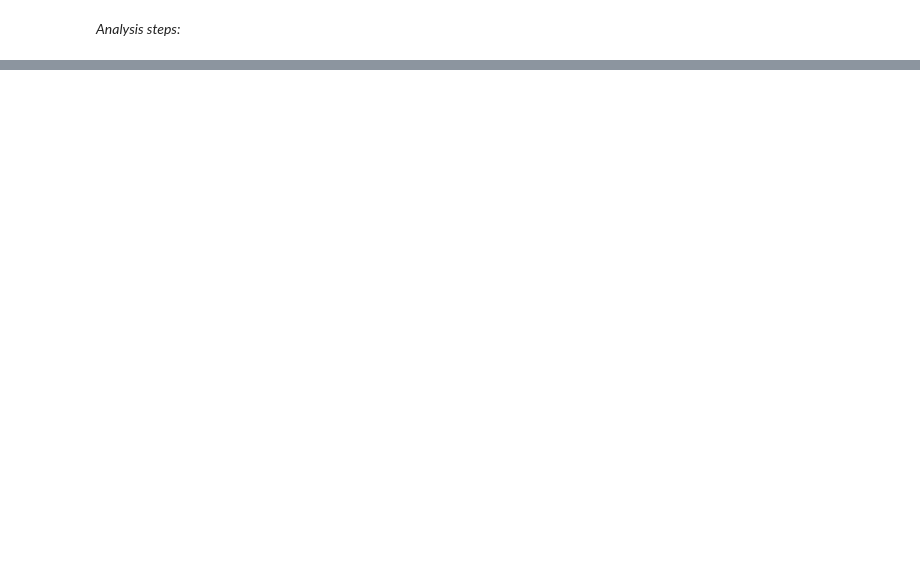
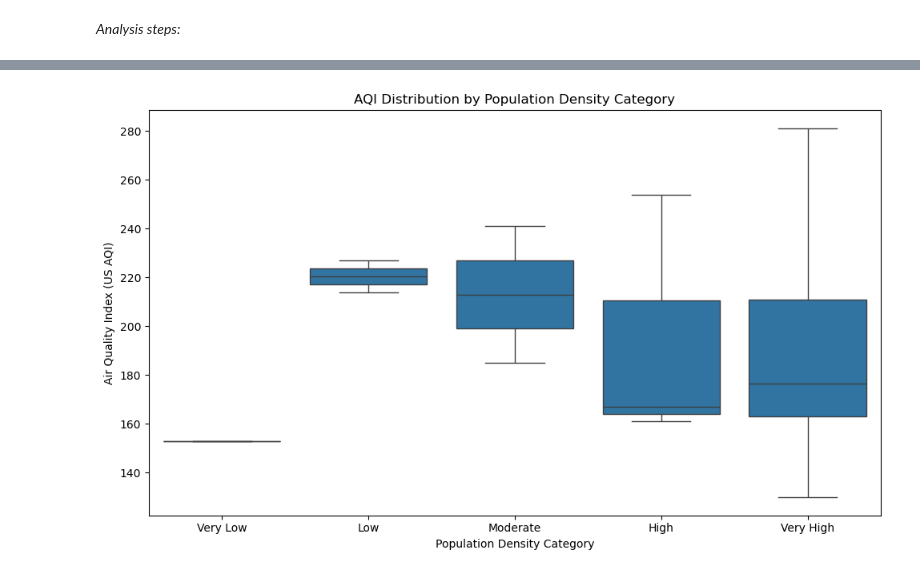
Before and after one commit to mtue04/P4DS-FinalProject-CapyData, a Jupyter notebook: notebooks/question_analyzing.ipynb, the cells around one changed output, grey strips where cells are left out. Saved outputs shown, nothing was run; the diff lists cells and outputs as text; code cells hidden in the pictures; blank space fills up the shorter version.

```diff
--- a/notebooks/question_analyzing.ipynb
+++ b/notebooks/question_analyzing.ipynb
@@ -134,0 +408,5 @@ df
+# %%
+# Apply categorization functions
+data['Temperature_Category'] = data['Temperature'].apply(categorize_temperature)
+data['Humidity_Category'] = data['Humidity'].apply(categorize_humidity)
+data['Wind_Speed_Category'] = data['Wind Speed'].apply(categorize_wind_speed)
@@ -146,0 +618,16 @@ df
+# %%
+def categorize_population_density(density):
+    if density < 500:
+        return 'Very Low'
+    elif 500 <= density < 1500:
+        return 'Low'
+    elif 1500 <= density < 3000:
+        return 'Moderate'
+    elif 3000 <= density < 5000:
+        return 'High'
+    else:
+        return 'Very High'
+
+data['Population Density'] = world_city_df['Population Density'].copy()
+data['Population Density Category'] = world_city_df['Population Density'].apply(categorize_population_density)
+data.head(5)
@@ -154,0 +677,15 @@ df
+# %%
+plt.figure(figsize=(10, 6))
+sns.boxplot(
+    x='Population Density Category',
+    y='US_AQI',
+    data=data,
+    order=['Very Low', 'Low', 'Moderate', 'High', 'Very High']
+)
+plt.title('AQI Distribution by Population Density Category')
+plt.xlabel('Population Density Category')
+plt.ylabel('Air Quality Index (US AQI)')
+plt.tight_layout()
+plt.show()
+# %% [output]
+[figure, added]
```
Also changed, not shown: parts of 25 cells of this notebook.
